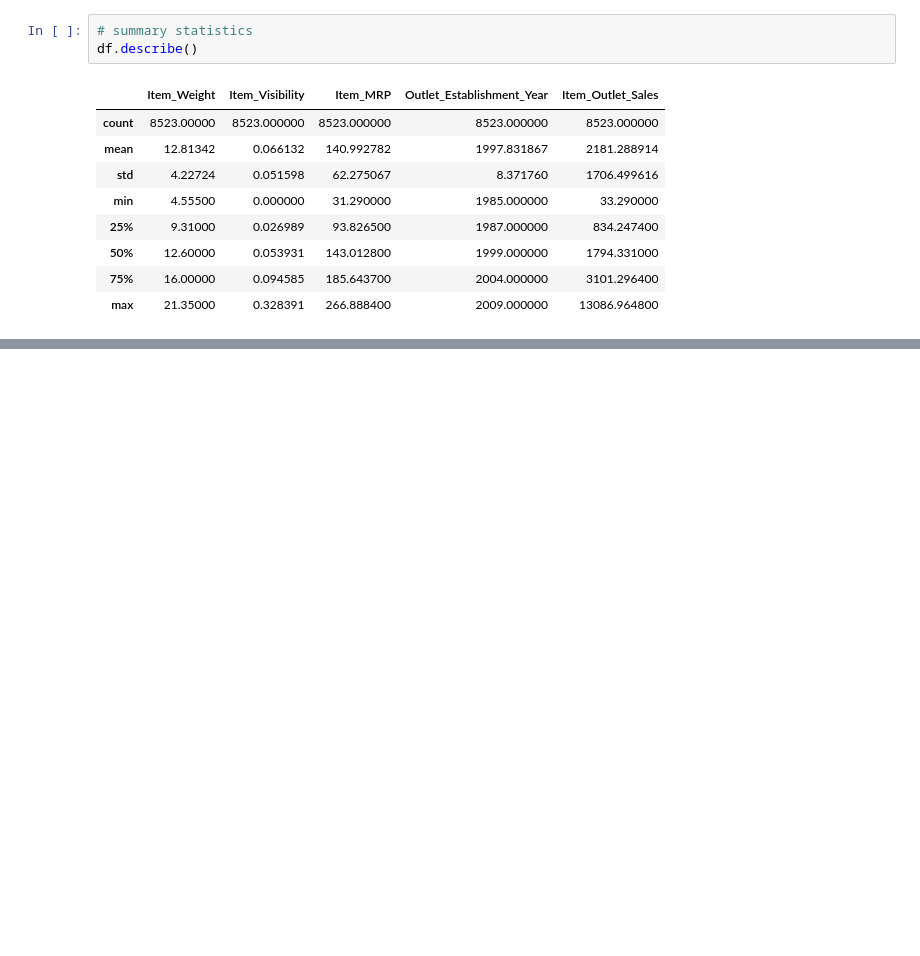
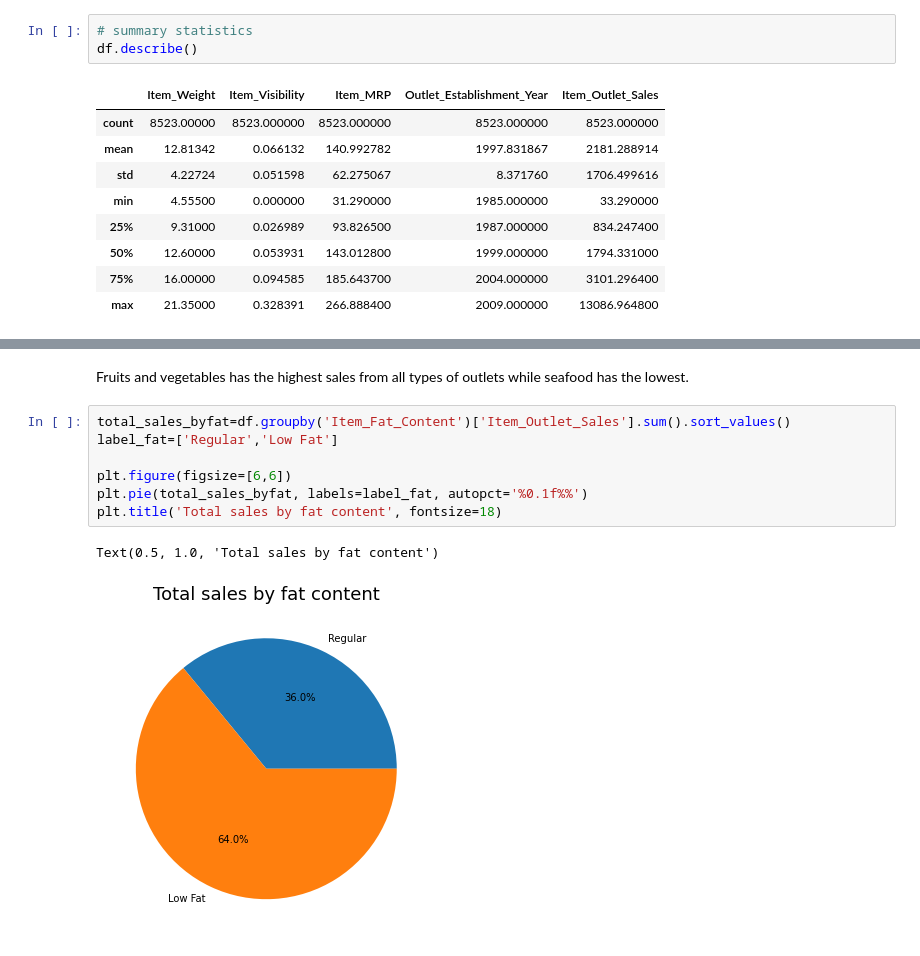
Before and after one commit to sheha919/Coding-Dojo-Project1, a Jupyter notebook: sales_prediction.ipynb, the cells around one changed output, grey strips where cells are left out. Saved outputs shown, nothing was run; the diff lists cells and outputs as text; blank space fills up the shorter version.

```diff
--- a/sales_prediction.ipynb
+++ b/sales_prediction.ipynb
@@ -293,0 +350,12 @@ df.describe()
+# %% [markdown]
+Fruits and vegetables has the highest sales from all types of outlets while seafood has the lowest.
+# %%
+total_sales_byfat=df.groupby('Item_Fat_Content')['Item_Outlet_Sales'].sum().sort_values()
+label_fat=['Regular','Low Fat']
+
+plt.figure(figsize=[6,6])
+plt.pie(total_sales_byfat, labels=label_fat, autopct='%0.1f%%')
+plt.title('Total sales by fat content', fontsize=18)
+# %% [output]
+Text(0.5, 1.0, 'Total sales by fat content')
+[figure, added]
```
Also changed, not shown: parts of 19 cells of this notebook.
